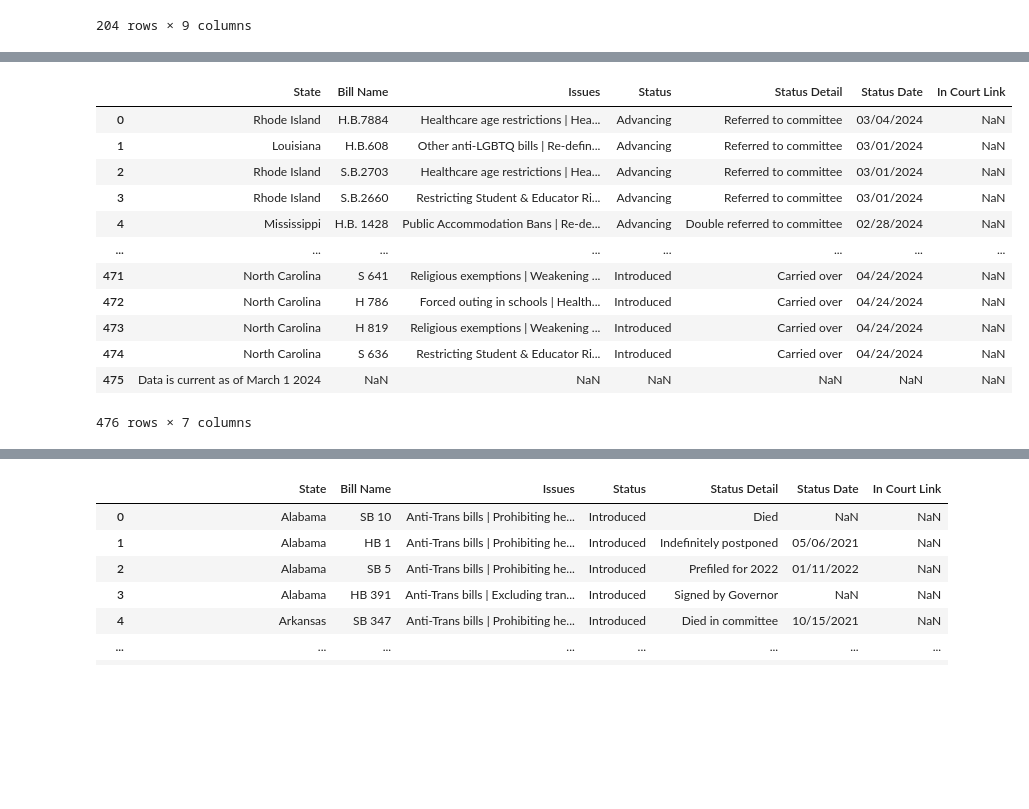
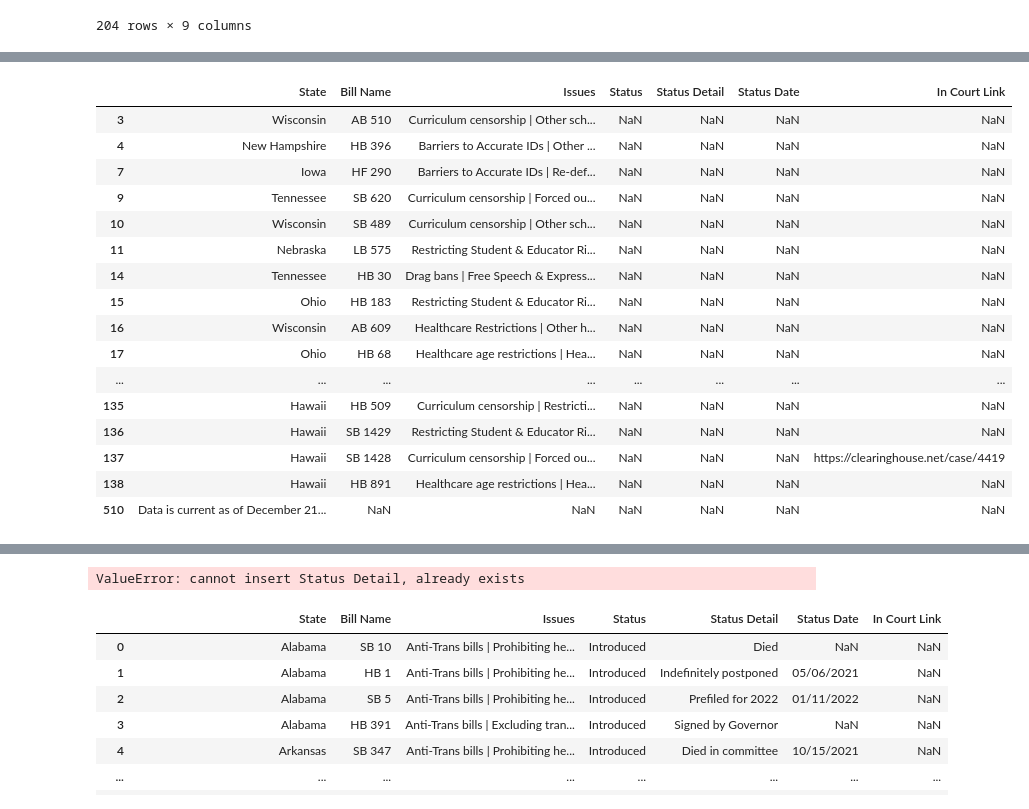
Before and after one commit to sofiatka/LGBTQ-Laws-and-MH, a Jupyter notebook: Draft_EDA.ipynb, the cells around one changed output, grey strips where cells are left out. Drawn from its saved outputs; the diff is of its cells as text; code cells hidden in the pictures; blank space fills up the shorter version.

```diff
--- a/Draft_EDA.ipynb
+++ b/Draft_EDA.ipynb
@@ -169,6 +178,12 @@ status_index = df_2022.columns.get_loc('Status ')
 
 # Insert the 'Status Detail' column right after the 'Status' column
 df_2022.insert(status_index + 1, 'Status Detail', np.nan)
+
+df_2020['Year'] = 2020
+df_2021['Year'] = 2021
+df_2022['Year'] = 2022
+df_2023['Year'] = 2023
+df_2024['Year'] = 2024
 website_csv= [df_2024, df_2022, df_2023, df_2021, df_2020]
 for each in website_csv:
     each.columns = each.columns.str.strip()
@@ -179,19 +194,23 @@ combined_web = combined_web.dropna(how='all')
 combined_web = combined_web.reset_index()
 #later wrangling will involve proper concatination of rows, this was just to give an overall view
 # %%
-df_2024
+df_2023[df_2023['Status Date'].isna()]
 # %% [output]
 |  | State | Bill Name | Issues | Status | Status Detail | Status Date | In Court Link |
-| 0 | Rhode Island | H.B.7884 | Healthcare age restrictions | Hea... | Advancing | Referred to committee | 03/04/2024 | NaN |
-| 1 | Louisiana | H.B.608 | Other anti-LGBTQ bills | Re-defin... | Advancing | Referred to committee | 03/01/2024 | NaN |
-| 2 | Rhode Island | S.B.2703 | Healthcare age restrictions | Hea... | Advancing | Referred to committee | 03/01/2024 | NaN |
-| 3 | Rhode Island | S.B.2660 | Restricting Student & Educator Ri... | Advancing | Referred to committee | 03/01/2024 | NaN |
-| 4 | Mississippi | H.B. 1428 | Public Accommodation Bans | Re-de... | Advancing | Double referred to committee | 02/28/2024 | NaN |
+| 3 | Wisconsin | AB 510 | Curriculum censorship | Other sch... | NaN | NaN | NaN | NaN |
+| 4 | New Hampshire | HB 396 | Barriers to Accurate IDs | Other ... | NaN | NaN | NaN | NaN |
+| 7 | Iowa | HF 290 | Barriers to Accurate IDs | Re-def... | NaN | NaN | NaN | NaN |
+| 9 | Tennessee | SB 620 | Curriculum censorship | Forced ou... | NaN | NaN | NaN | NaN |
+| 10 | Wisconsin | SB 489 | Curriculum censorship | Other sch... | NaN | NaN | NaN | NaN |
+| 11 | Nebraska | LB 575 | Restricting Student & Educator Ri... | NaN | NaN | NaN | NaN |
+| 14 | Tennessee | HB 30 | Drag bans | Free Speech & Express... | NaN | NaN | NaN | NaN |
+| 15 | Ohio | HB 183 | Restricting Student & Educator Ri... | NaN | NaN | NaN | NaN |
+| 16 | Wisconsin | AB 609 | Healthcare Restrictions | Other h... | NaN | NaN | NaN | NaN |
+| 17 | Ohio | HB 68 | Healthcare age restrictions | Hea... | NaN | NaN | NaN | NaN |
 | ... | ... | ... | ... | ... | ... | ... | ... |
-| 471 | North Carolina | S 641 | Religious exemptions | Weakening ... | Introduced | Carried over | 04/24/2024 | NaN |
-| 472 | North Carolina | H 786 | Forced outing in schools | Health... | Introduced | Carried over | 04/24/2024 | NaN |
-| 473 | North Carolina | H 819 | Religious exemptions | Weakening ... | Introduced | Carried over | 04/24/2024 | NaN |
-| 474 | North Carolina | S 636 | Restricting Student & Educator Ri... | Introduced | Carried over | 04/24/2024 | NaN |
-| 475 | Data is current as of March 1 2024 | NaN | NaN | NaN | NaN | NaN | NaN |
+| 135 | Hawaii | HB 509 | Curriculum censorship | Restricti... | NaN | NaN | NaN | NaN |
+| 136 | Hawaii | SB 1429 | Restricting Student & Educator Ri... | NaN | NaN | NaN | NaN |
+| 137 | Hawaii | SB 1428 | Curriculum censorship | Forced ou... | NaN | NaN | NaN | https://clearinghouse.net/case/4419 |
+| 138 | Hawaii | HB 891 | Healthcare age restrictions | Hea... | NaN | NaN | NaN | NaN |
+| 510 | Data is current as of December 21... | NaN | NaN | NaN | NaN | NaN | NaN |
-476 rows × 7 columns
 # %%
@@ -211,10 +229,8 @@ df_2023
 | 510 | Data is current as of December 21... | NaN | NaN | NaN | NaN | NaN | NaN |
 511 rows × 7 columns
 # %%
-status_index = df_2022.columns.get_loc('Status ')
-
-# Insert the 'Status Detail' column right after the 'Status' column
-df_2022.insert(status_index + 1, 'Status Detail', np.nan)
+# %% [output]
+ValueError: cannot insert Status Detail, already exists
 # %%
 df_2021
 # %% [output]
```
Also changed, not shown: parts of 14 cells of this notebook, 1 other file.
